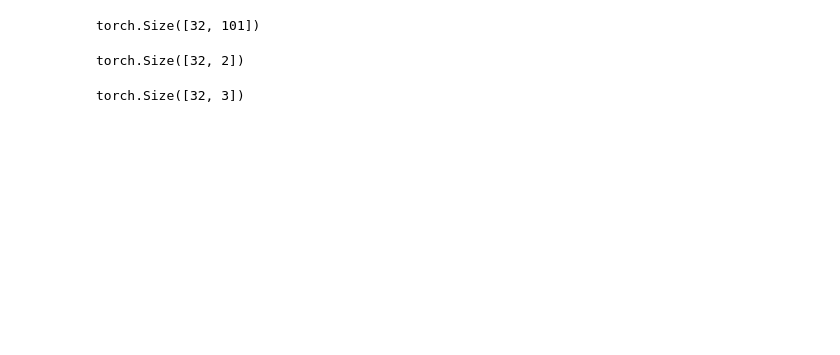
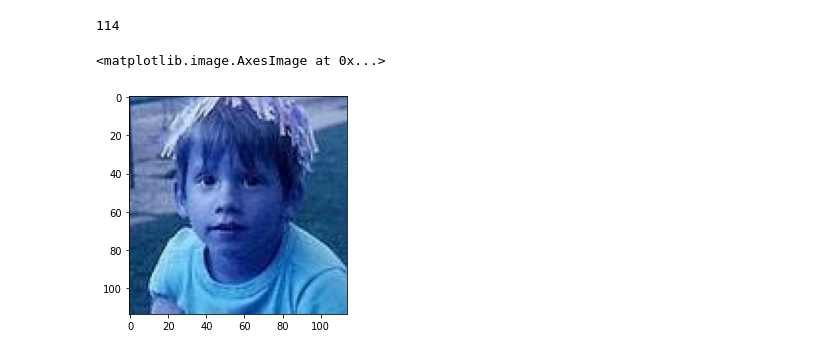
Before and after one commit to hacen3064/Project-age-estimation-pytorch, a Jupyter notebook: double_loss.ipynb, the cells around one changed output. Drawn from its saved outputs; the diff is of its cells as text; code cells hidden in the pictures; blank space fills up the shorter version.

```diff
--- a/double_loss.ipynb
+++ b/double_loss.ipynb
@@ -28,12 +18,0 @@ output = model(x)
-# %%
-output[0].shape
-# %% [output]
-torch.Size([32, 101])
-# %%
-output[1].shape
-# %% [output]
-torch.Size([32, 2])
-# %%
-output[2].shape
-# %% [output]
-torch.Size([32, 3])
@@ -39,0 +21,9 @@ torch.Size([32, 3])
+# %%
+img = cv2.imread(data_dir + '/train/' + index + '.jpg_face.jpg')
+# %% [output]
+114
+# %%
+plt.imshow(img.astype(np.int))
+# %% [output]
+<matplotlib.image.AxesImage at 0x...>
+[figure, added]
```
Also changed, not shown: parts of 13 cells of this notebook, 1 other file.
